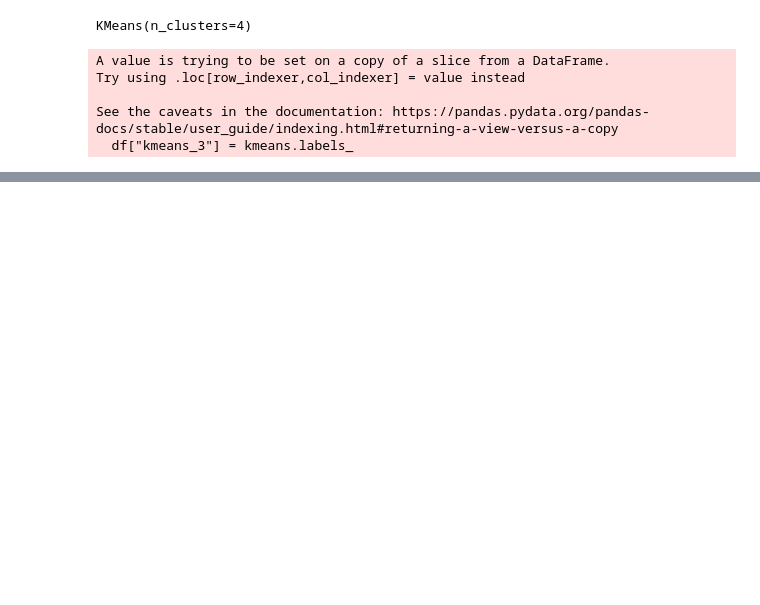
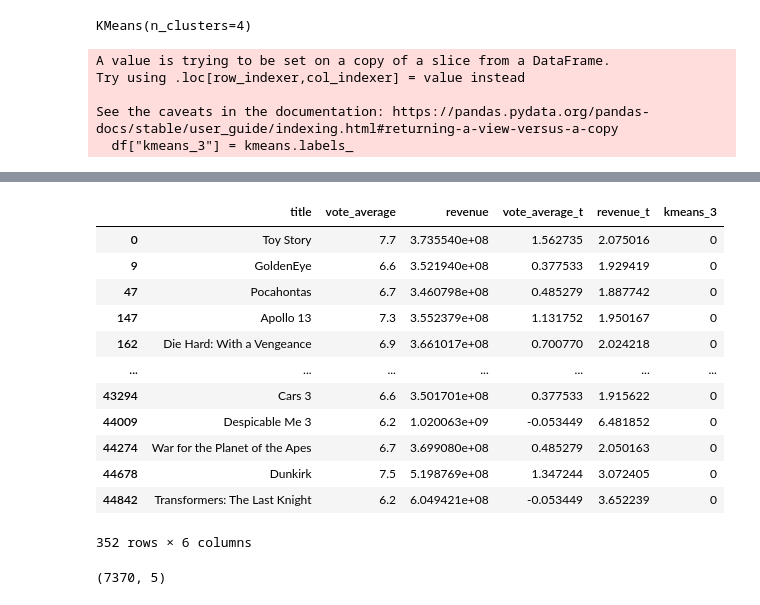
Before and after one commit to MieThorberg/MovieMatch, a Jupyter notebook: test.ipynb, the cells around one changed output, grey strips where cells are left out. Drawn from its saved outputs; the diff is of its cells as text; code cells hidden in the pictures; blank space fills up the shorter version.

```diff
--- a/test.ipynb
+++ b/test.ipynb
@@ -231,0 +239,20 @@ plt.show()
+# %%
+df[df['kmeans_3']==0]
+# %% [output]
+|  | title | vote_average | revenue | vote_average_t | revenue_t | kmeans_3 |
+| 0 | Toy Story | 7.7 | 3.735540e+08 | 1.562735 | 2.075016 | 0 |
+| 9 | GoldenEye | 6.6 | 3.521940e+08 | 0.377533 | 1.929419 | 0 |
+| 47 | Pocahontas | 6.7 | 3.460798e+08 | 0.485279 | 1.887742 | 0 |
+| 147 | Apollo 13 | 7.3 | 3.552379e+08 | 1.131752 | 1.950167 | 0 |
+| 162 | Die Hard: With a Vengeance | 6.9 | 3.661017e+08 | 0.700770 | 2.024218 | 0 |
+| ... | ... | ... | ... | ... | ... | ... |
+| 43294 | Cars 3 | 6.6 | 3.501701e+08 | 0.377533 | 1.915622 | 0 |
+| 44009 | Despicable Me 3 | 6.2 | 1.020063e+09 | -0.053449 | 6.481852 | 0 |
+| 44274 | War for the Planet of the Apes | 6.7 | 3.699080e+08 | 0.485279 | 2.050163 | 0 |
+| 44678 | Dunkirk | 7.5 | 5.198769e+08 | 1.347244 | 3.072405 | 0 |
+| 44842 | Transformers: The Last Knight | 6.2 | 6.049421e+08 | -0.053449 | 3.652239 | 0 |
+352 rows × 6 columns
+# %%
+df.shape
+# %% [output]
+(7370, 5)
```
Also changed, not shown: parts of 5 cells of this notebook, 1 other file.
